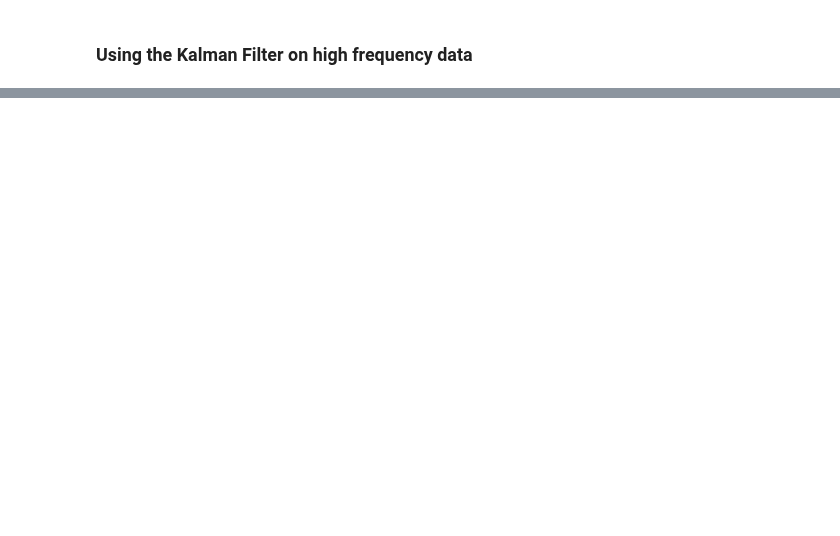
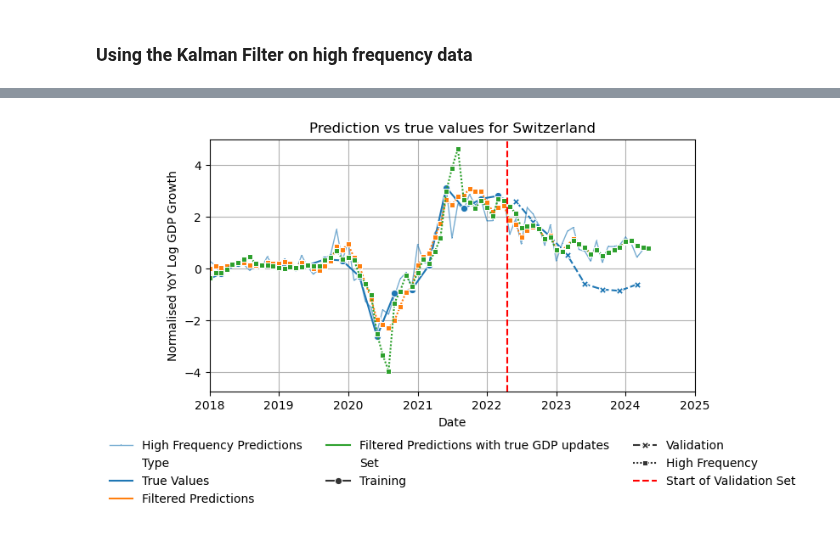
Before and after one commit to theS3b/Smoothing-Techniques-for-Predicting-High-Frequency-Time-Series, a Jupyter notebook: Kalman Filter on % GDP diff, with & without including real values.ipynb, the cells around one changed output, grey strips where cells are left out. Saved outputs shown, nothing was run; the diff lists cells and outputs as text; code cells hidden in the pictures; blank space fills up the shorter version.

Commit message:
kf bug fix & paper plot

```diff
--- a/Kalman Filter on % GDP diff, with & without including real values.ipynb
+++ b/Kalman Filter on % GDP diff, with & without including real values.ipynb
@@ -236,7 +271,6 @@ plt.show()
 kf_predictions_melted_real_values, hf_data_melted_real_values = apply_kalman_filter(model, preprocessor, use_true_values=True, seed=SEED, accurate_noise_var=5e-4, accel_var=8e-6)
 
 all_predictions_merged_real_values = pd.concat([predictions_melted[predictions_melted['Type'] != 'y_pred'], kf_predictions_melted_real_values, hf_data_melted_real_values], ignore_index=True)
-
 
 # Create a dropdown widget for selecting the country
 countries = all_predictions_merged_real_values["country"].unique()
@@ -246,6 +280,9 @@ dropdown = widgets.Dropdown(
     description='Country:'
 )
 
+means = results.measure_smoothness(all_predictions_merged_real_values[all_predictions_merged_real_values['Type'] == 'y_kf']['Value'].values, all_predictions_merged_real_values[all_predictions_merged_real_values['Type'] == 'y_kf']['date'], all_predictions_merged_real_values[all_predictions_merged_real_values['Type'] == 'y_kf']['country'])
+print(means[1])
+
 # Use the interact function to link the dropdown with the plot function
 interact(plot_by_country, selected_country=dropdown, predictions_melted=widgets.fixed(all_predictions_merged_real_values), verbose=widgets.fixed(False), file_name=widgets.fixed(None))
 plt.show()
@@ -252,5 +291,0 @@ plt.show()
-# %%
-df_preds = all_predictions_merged[all_predictions_merged['Type'] == 'y_pred']
-means = results.measure_smoothness(df_preds['Value'].values, df_preds['date'], df_preds['country'])
-
-print(f"Harmonic mean of smoothness metrics: {means[1]}")
@@ -257,50 +294,59 @@ print(f"Harmonic mean of smoothness metrics: {means[1]}")
 # %%
 # Save the figures for Switzerland
-plt.style.use('ieee.mplstyle')
+#plt.style.use('ieee.mplstyle')
+
+SELECTED_COUNTRY = 'Switzerland'
+
+# Prepare the data
+type_mapping = {
+    'y_pred': 'Raw Predictions',
+    'y_kf': 'Filtered Predictions',
+    'y_true': 'True Values'
+}
+
+plot_data = all_predictions_merged.copy()
+plot_data['Type'] = plot_data['Type'].apply(lambda x: type_mapping[x])
+real_values = all_predictions_merged_real_values.loc[all_predictions_merged_real_values['Type'] == 'y_kf'].assign(Type='Filtered Predictions with true GDP updates')
+plot_data = pd.concat([plot_data, real_values], ignore_index=True)
 
 # Cutoff date
 cutoff_date = (preprocessor.dates_valid.values[0] - preprocessor.dates_train.values[-1]) / 2 + preprocessor.dates_train.values[-1]
 
-# Function to plot data for the selected country
-def modified_plot_by_country(selected_country, predictions_melted=predictions_melted, verbose=False, file_name=None):
-    filtered_data = predictions_melted[predictions_melted["country"] == selected_country]
+filtered_data = plot_data[(plot_data["country"] == SELECTED_COUNTRY) & (plot_data["Type"] != "Raw Predictions")]
+high_freq_predictions = plot_data[(plot_data["country"] == SELECTED_COUNTRY) & (plot_data["Type"] == "Raw Predictions")]
 
-    plt.figure(figsize=(8, 5))
+plt.figure(figsize=(8, 5))
 
-    sns.lineplot(
-        data=filtered_data,
-        x="date", y="Value", hue="Type", errorbar = None, style="Set", markers=True
-    )
-    plt.title(f"Prediction vs true values for {selected_country}")
-    plt.xlabel("Date")
-    plt.ylabel("Normalised YoY Log GDP Growth")
-    plt.axvline(cutoff_date, color='red', linestyle='--', label='Start of Validation Set', linewidth=1.5)
-    plt.legend(
-        loc="upper center",  # Position the legend in the center
-        bbox_to_anchor=(0.5, -0.15),  # Center it below the plot
-        ncol=3,  # Arrange items in a single row
-        frameon=False  # Optional: Remove the legend frame
-    )
-    plt.grid(True)
+plt.plot(high_freq_predictions["date"],
+         high_freq_predictions["Value"],
+         label="High Frequency Predictions",
+         color="#1F77B4",
+         linewidth=1,
+         marker=',',
+         alpha=0.6)
 
-    if verbose:
-        plt.ylim([-4.75, 5]) # Set the y-axis limits (adapted to Switzerland)
-        plt.xlim([datetime(2018, 1, 1), datetime(2025, 1, 1)]) # Show data from 2018 to 2025
-        plt.savefig(results.OUTPUT_DATA_PATH + "{selected_country}.pdf" if file_name is None else results.OUTPUT_DATA_PATH + file_name, bbox_inches='tight')
-
-    plt.tight_layout()
-    plt.show()
+sns.lineplot(
+    data=filtered_data,
+    x="date", y="Value", hue="Type", errorbar = None, style="Set", markers=True
+)
+plt.title(f"Prediction vs true values for {SELECTED_COUNTRY}")
+plt.xlabel("Date")
+plt.ylabel("Normalised YoY Log GDP Growth")
+plt.axvline(cutoff_date, color='red', linestyle='--', label='Start of Validation Set', linewidth=1.5)
+plt.legend(
+    loc="upper center",  # Position the legend in the center
+    bbox_to_anchor=(0.5, -0.15),  # Center it below the plot
+    ncol=3,  # Arrange items in a single row
+    frameon=False  # Optional: Remove the legend frame
+)
+plt.grid(True)
 
 
-all_predictions_merged.loc[all_predictions_merged['Type'] == 'y_pred', 'Type'] = 'Raw Prediction'
-all_predictions_merged.loc[all_predictions_merged['Type'] == 'y_kf', 'Type'] = 'Filtered Predictions'
-all_predictions_merged.loc[all_predictions_merged['Type'] == 'y_true', 'Type'] = 'True Values'
-all_predictions_merged_real_values.loc[all_predictions_merged_real_values['Type'] == 'y_pred', 'Type'] = 'Raw Prediction'
-all_predictions_merged_real_values.loc[all_predictions_merged_real_values['Type'] == 'y_kf', 'Type'] = 'Filtered Predictions'
-all_predictions_merged_real_values.loc[all_predictions_merged_real_values['Type'] == 'y_true', 'Type'] = 'True Values'
+plt.ylim([-4.75, 5]) # Set the y-axis limits (adapted to Switzerland)
+plt.xlim([datetime(2018, 1, 1), datetime(2025, 1, 1)]) # Show data from 2018 to 2025
+plt.savefig(results.OUTPUT_DATA_PATH + 'KF_Switzerland.pdf', bbox_inches='tight')
 
-# Without true values
-modified_plot_by_country(selected_country="Switzerland", predictions_melted=all_predictions_merged, verbose=True, file_name='KF_Switzerland.pdf')
-
-# With true values
-modified_plot_by_country(selected_country="Switzerland", predictions_melted=all_predictions_merged_real_values, verbose=True, file_name='KF_Switzerland_with_ytrue.pdf')
+plt.tight_layout()
+plt.show()
+# %% [output]
+[figure, added]
```
Also changed, not shown: parts of 8 cells of this notebook.
